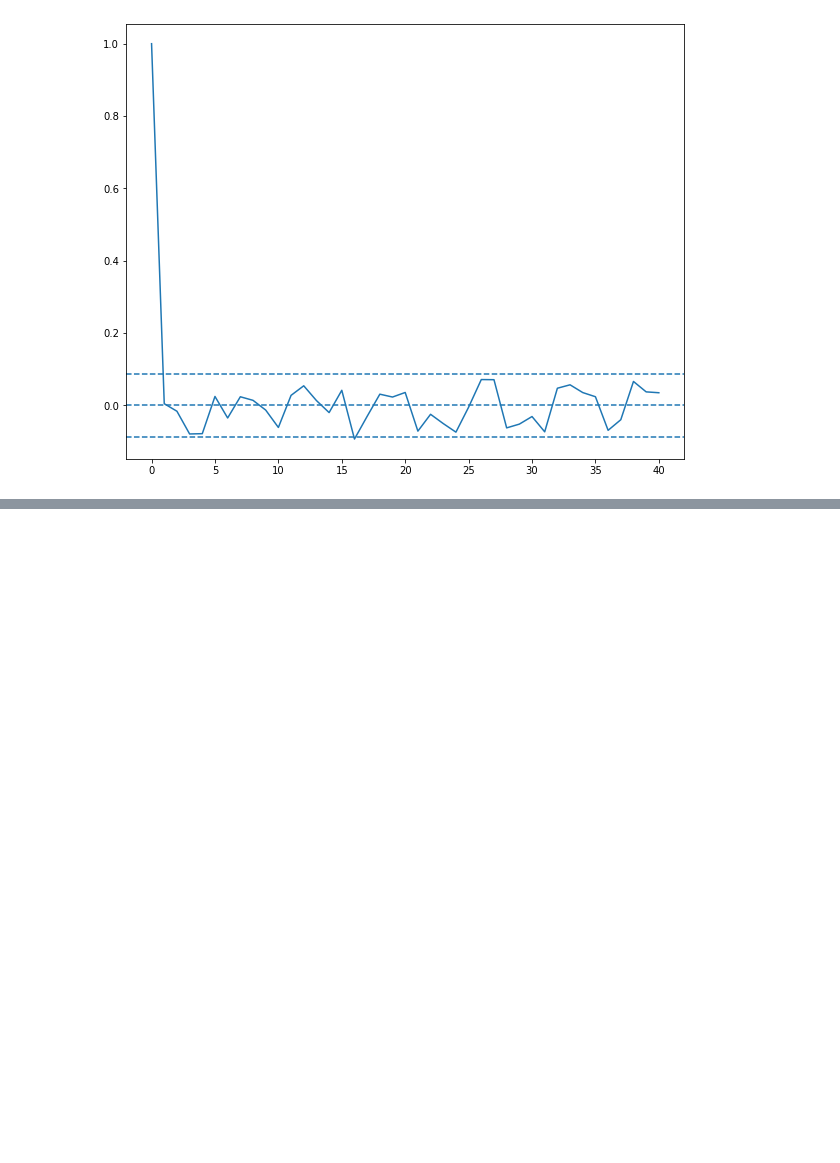
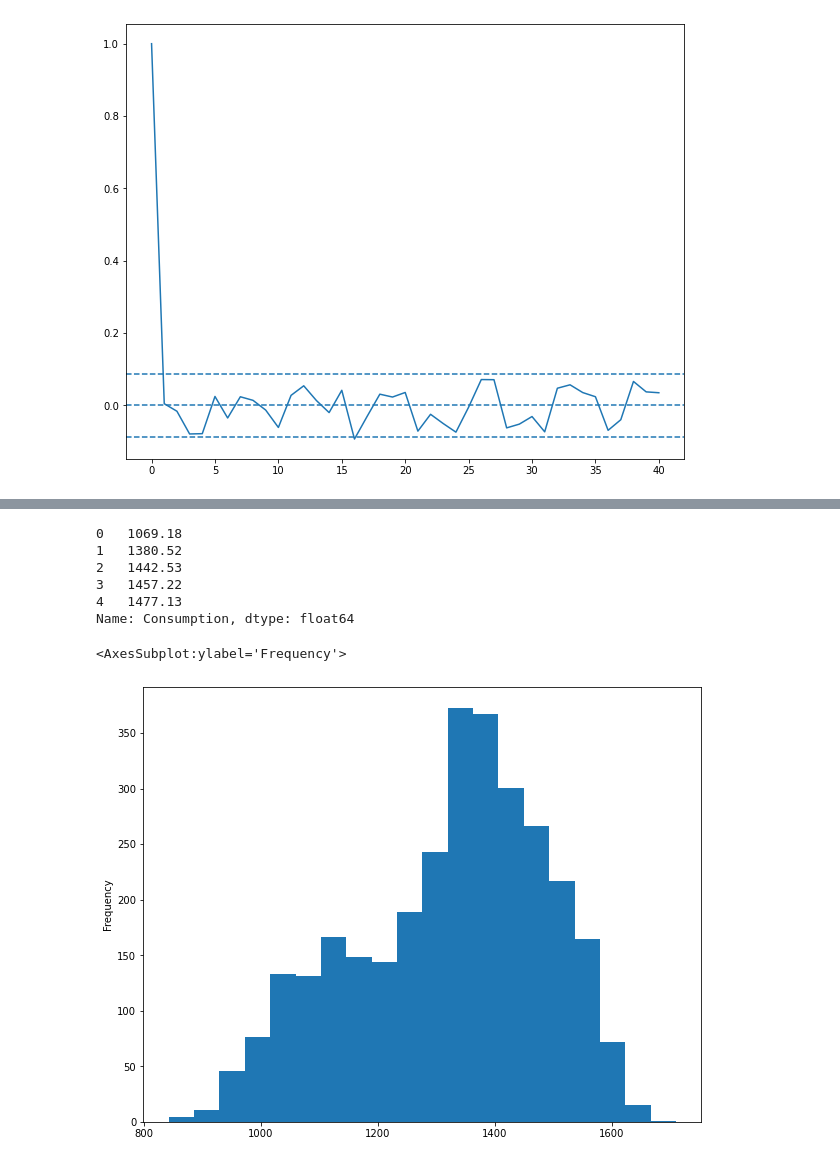
Before and after one commit to brandonjbryant/time-series-exercises, a Jupyter notebook: explore.ipynb, the cells around one changed output, grey strips where cells are left out. Drawn from its saved outputs; the diff is of its cells as text; code cells hidden in the pictures; blank space fills up the shorter version.

```diff
--- a/explore.ipynb
+++ b/explore.ipynb
@@ -381,0 +407,16 @@ Name: total_price, dtype: float64
+# %%
+y = train.Consumption
+y.head()
+# %% [output]
+0   1069.18
+1   1380.52
+2   1442.53
+3   1457.22
+4   1477.13
+Name: Consumption, dtype: float64
+# %%
+# plot a histogram of consumption
+y.plot.hist(bins = 20)
+# %% [output]
+<AxesSubplot:ylabel='Frequency'>
+[figure, added]
```
Also changed, not shown: parts of 12 cells of this notebook.
